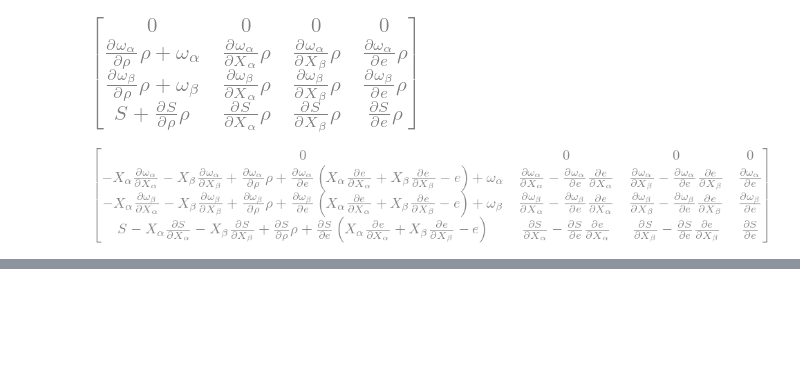
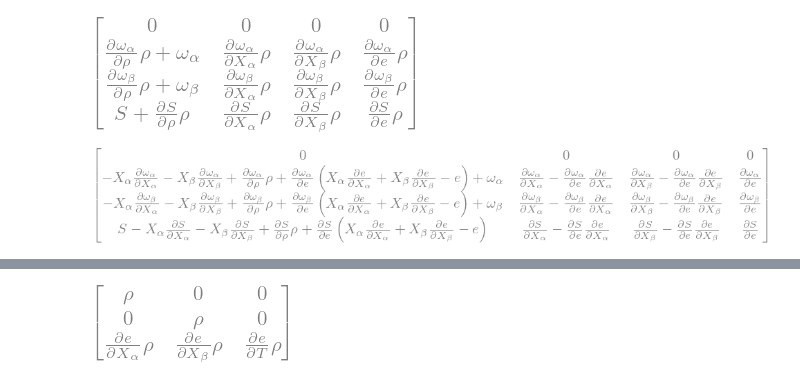
Before and after one commit to sbu-cafe/papers, a Jupyter notebook: simplified_sdc_intro/simplified_sdc_derivations_new.ipynb, the cells around one changed output, grey strips where cells are left out. Saved outputs shown, nothing was run; the diff lists cells and outputs as text; code cells hidden in the pictures; blank space fills up the shorter version.

```diff
--- a/simplified_sdc_intro/simplified_sdc_derivations_new.ipynb
+++ b/simplified_sdc_intro/simplified_sdc_derivations_new.ipynb
@@ -30,7 +30,7 @@ $A = \partial \mathcal{U}/\partial w$
 
 and then find its inverse
 # %%
-r, E, e, Xa, Xb, U, K = symbols(r"rho E e X_{\alpha} X_{\beta} U K")
+r, E, e, Xa, Xb, T = symbols(r"rho E e X_{\alpha} X_{\beta} T")
 dedr, dedT, dedXa, dedXb = symbols(r"\frac{\partial{}e}{\partial\rho} \frac{\partial{}e}{\partial{}T} " +
                                    r"\frac{\partial{}e}{\partial{}X_{\alpha}} \frac{\partial{}e}{\partial{}X_{\beta}}")
 # %%
@@ -108,0 +126,9 @@ dRdU
+# %%
+A = Matrix(
+    [[r, 0, 0],
+     [0, r, 0],
+     [r*dedXa, r*dedXb, r*dedT]])
+# %%
+A
+# %% [output]
+[figure, added]
```
Also changed, not shown: parts of 7 cells of this notebook, 1 other file.
